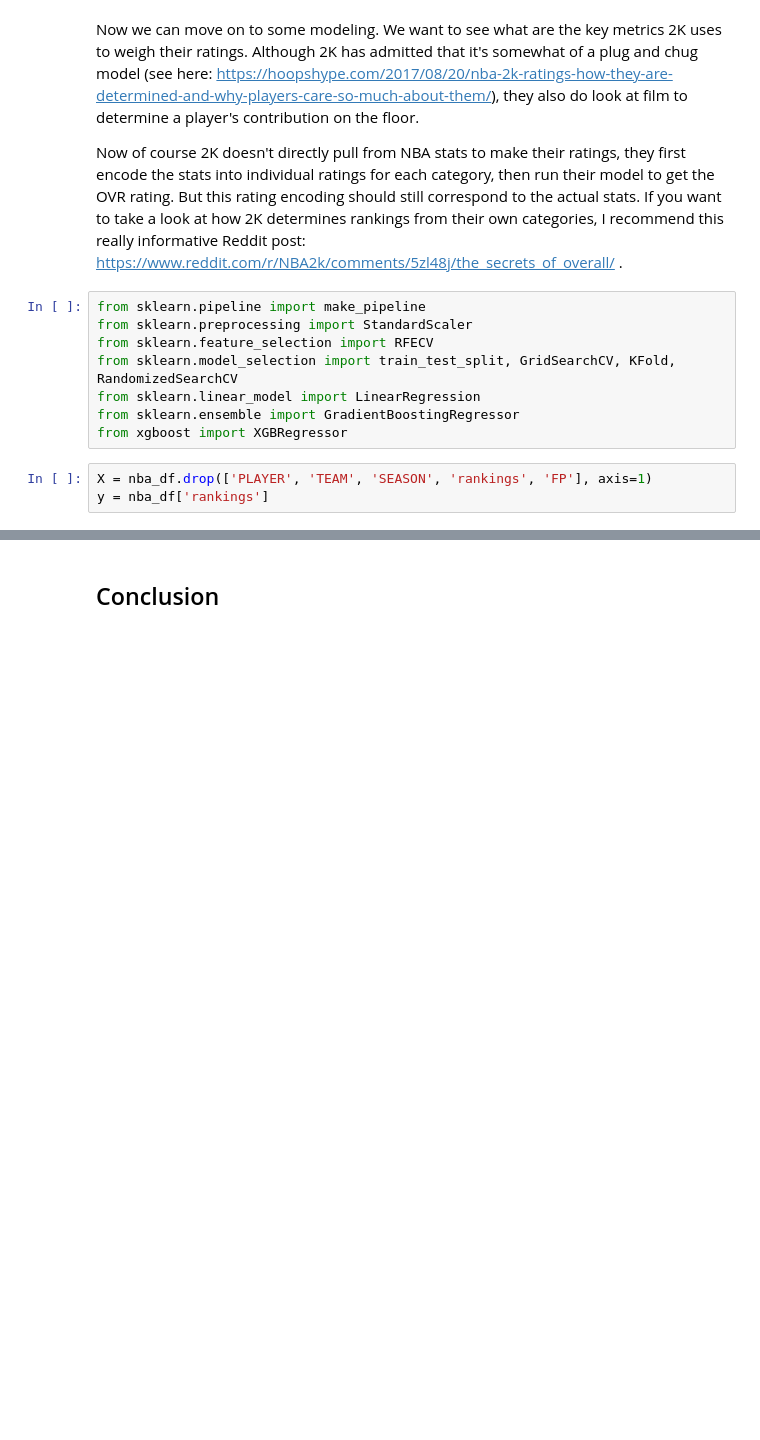
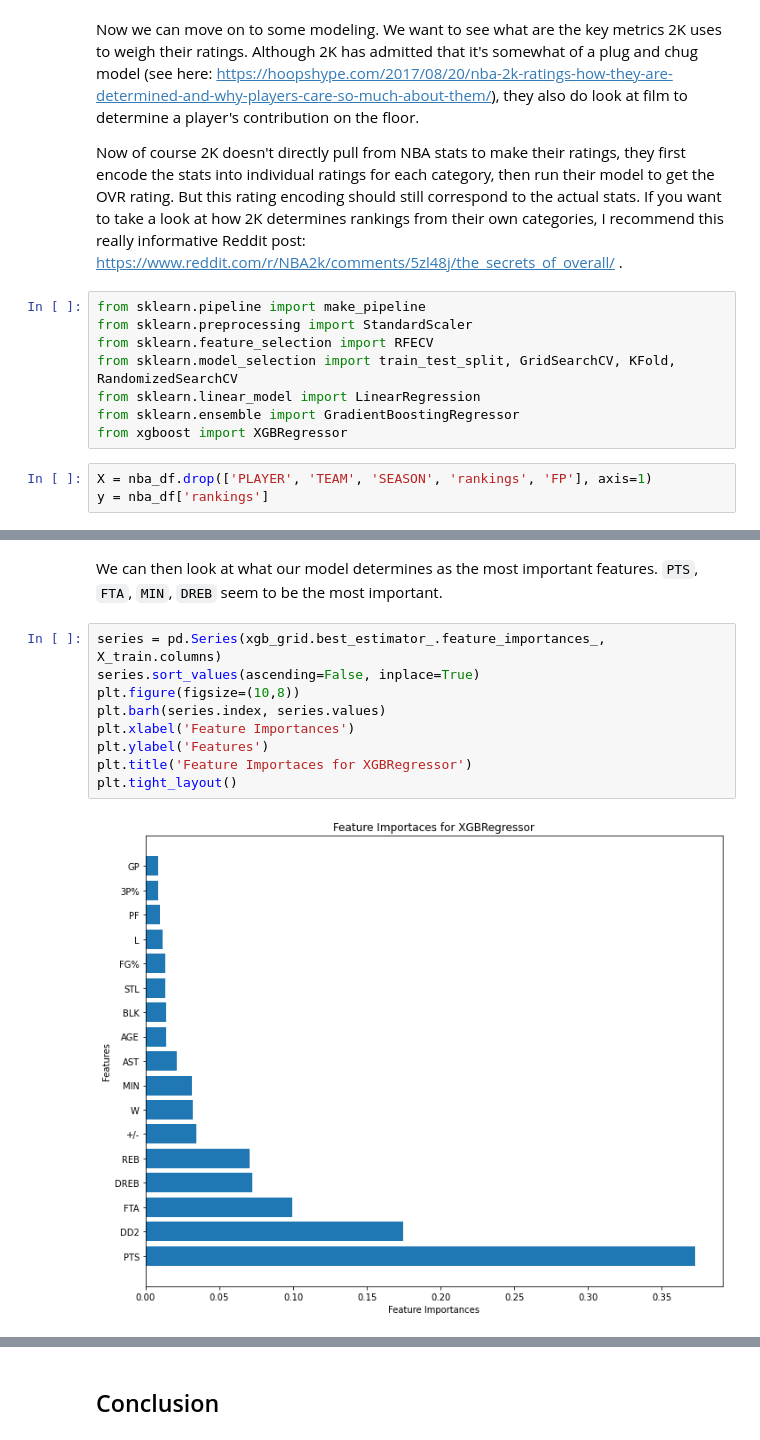
Before and after one commit to willyiamyu/nba2k_analysis, a Jupyter notebook: nba.ipynb, the cells around one changed output, grey strips where cells are left out. Saved outputs shown, nothing was run; the diff lists cells and outputs as text; blank space fills up the shorter version.

```diff
--- a/nba.ipynb
+++ b/nba.ipynb
@@ -270,0 +254,13 @@ Interestingly enough, both models indicated that `FG%` was not a big factor in d
+# %% [markdown]
+We can then look at what our model determines as the most important features. `PTS`, `FTA`, `MIN`, `DREB` seem to be the most important.
+# %%
+series = pd.Series(xgb_grid.best_estimator_.feature_importances_, X_train.columns)
+series.sort_values(ascending=False, inplace=True)
+plt.figure(figsize=(10,8))
+plt.barh(series.index, series.values)
+plt.xlabel('Feature Importances')
+plt.ylabel('Features')
+plt.title('Feature Importaces for XGBRegressor')
+plt.tight_layout()
+# %% [output]
+[figure, added]
```
Also changed, not shown: parts of 40 cells of this notebook.
